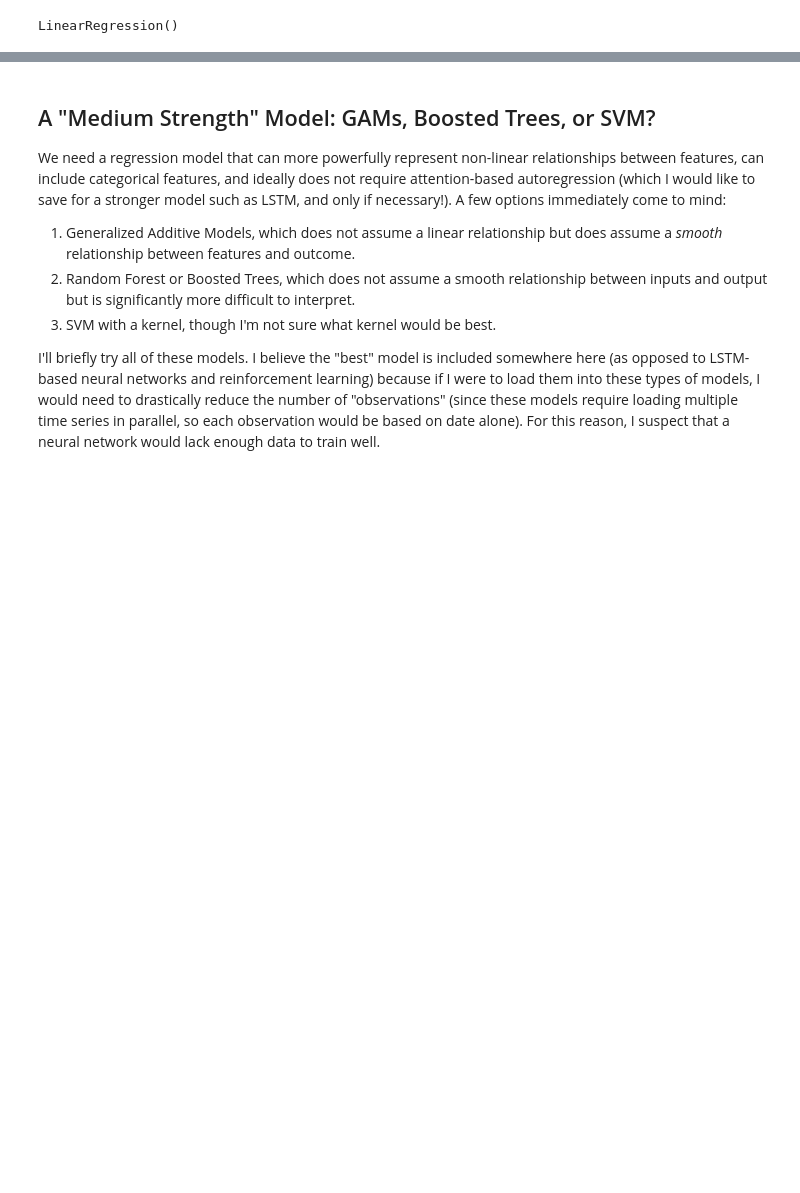
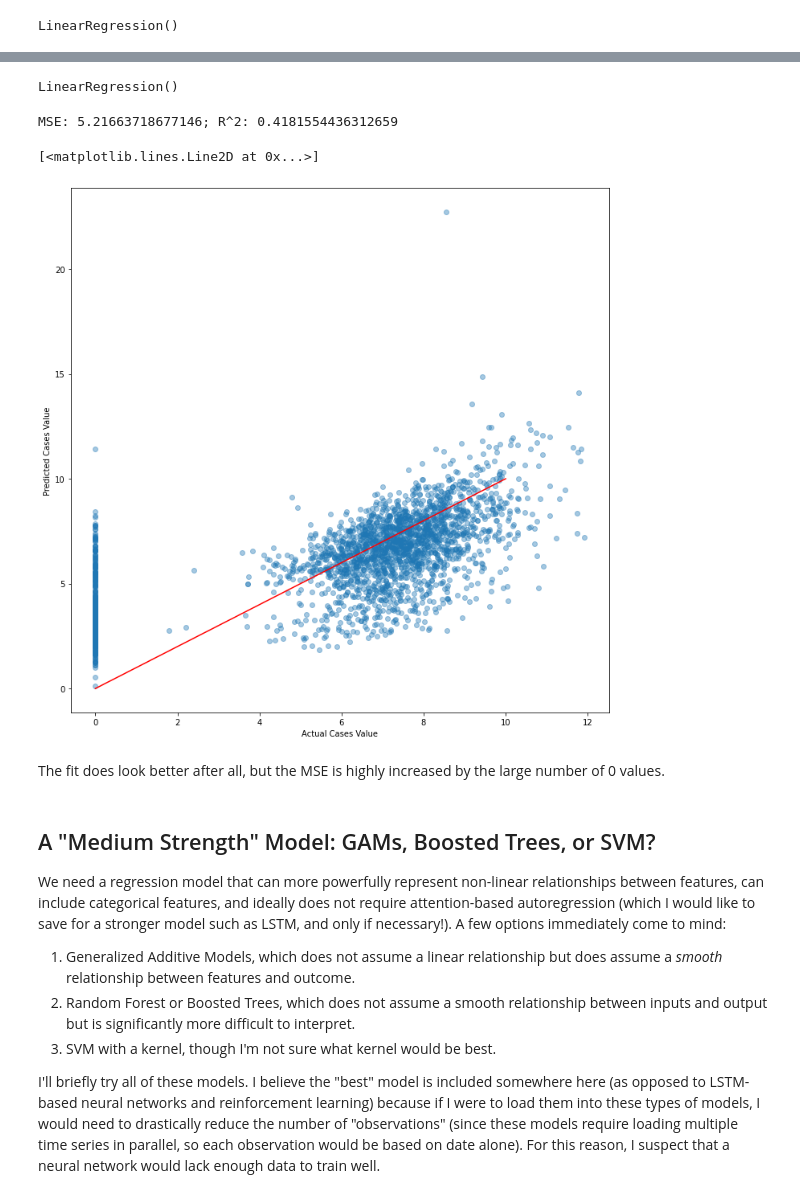
Before and after one commit to GaniPerez/COVID_Case_Prediction, a Jupyter notebook: COVID19_RNN_byState.ipynb, the cells around one changed output, grey strips where cells are left out. Cells and saved outputs as stored; diff of their text form; code cells hidden in the pictures; blank space fills up the shorter version.

```diff
--- a/COVID19_RNN_byState.ipynb
+++ b/COVID19_RNN_byState.ipynb
@@ -636,3 +652,35 @@ ax.set_ylabel("Predicted Cases Value")
+# %%
+y_val_log = np.log(y_val + 1)
+y_train_log = np.log(y_train + 1)
+# %%
+mlr_dayOHE_logScale = LinearRegression()
+mlr_dayOHE_logScale.fit(X_train, y_train_log)
+# %% [output]
+LinearRegression()
+# %%
+y_val_pred_log = mlr_dayOHE_logScale.predict(X_val)
+# %%
+rmse = mean_squared_error(y_true = y_val_log, y_pred = y_val_pred_log, squared=False)
+r2 = mlr_dayOHE_logScale.score(X_val, y_val_log)
+print(f"MSE: {rmse}; R^2: {r2}")
+# %% [output]
+MSE: 5.21663718677146; R^2: 0.4181554436312659
+# %%
+fig, ax = plt.subplots(figsize = (12,12))
+
+ax.scatter(y_val_log, y_val_pred_log, alpha = 0.4)
+ax.set_xlabel("Actual Cases Value")
+ax.set_ylabel("Predicted Cases Value")
+
+x = np.linspace(0, 10, 1000)
+y = x
+
+ax.plot(x, y, '-r')
+# %% [output]
+[<matplotlib.lines.Line2D at 0x...>]
+[figure, added]
+# %% [markdown]
+The fit does look better after all, but the MSE is highly increased by the large number of 0 values.
 # %% [markdown]
 ## A "Medium Strength" Model: GAMs, Boosted Trees, or SVM?
 
```
Also changed, not shown: parts of 34 cells of this notebook.
